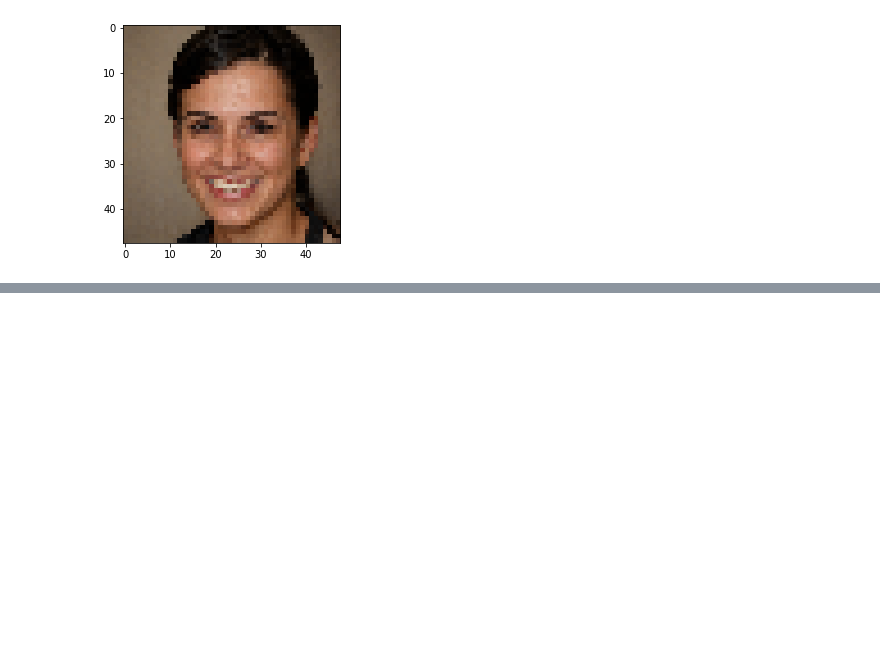
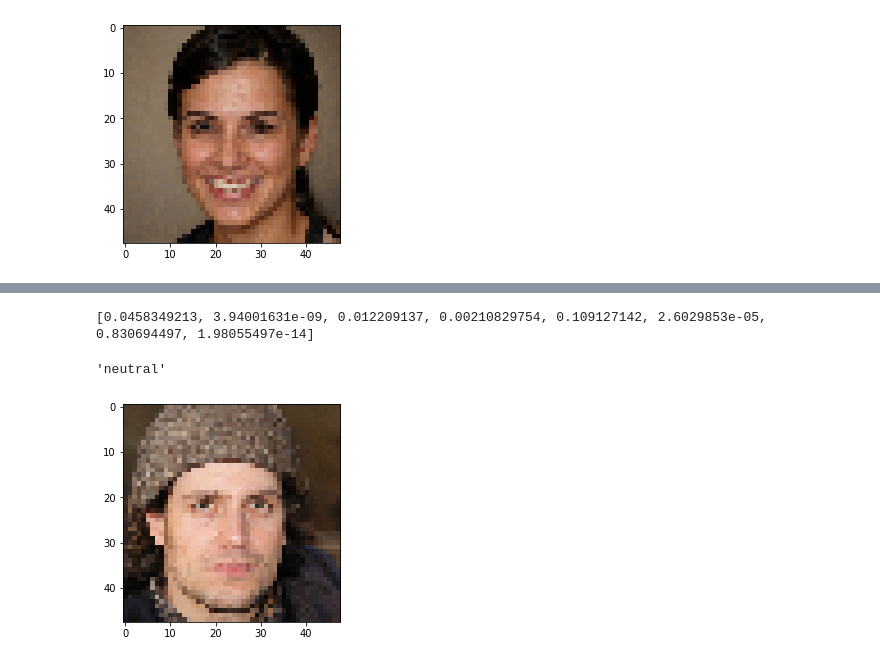
Before and after one commit to emmelinetsen/faceAI, a Jupyter notebook: TFX_for_CNN_Model.ipynb, the cells around one changed output, grey strips where cells are left out. Drawn from its saved outputs; the diff is of its cells as text; code cells hidden in the pictures; blank space fills up the shorter version.

```diff
--- a/TFX_for_CNN_Model.ipynb
+++ b/TFX_for_CNN_Model.ipynb
@@ -444,0 +459,22 @@ classes[np.argmax(output)]
+# %%
+import requests
+headers = {"content-type": "application/json"}
+json_response = requests.post('http://localhost:8502/v1/models/cnn_model_2:predict', data=data, headers=headers)
+predictions = json.loads(json_response.text)['predictions']
+output = predictions[0]
+# %%
+from keras.preprocessing import image
+
+classes = ['angry','disgust','fear','happy','sad','surprise','neutral','embarrassed']
+
+img = image.load_img("/content/drive/My Drive/CMPE 258 - Deep Learning/258_final_project/data/stylegan2/image900.png",target_size=(48,48))
+img = np.asarray(img)
+plt.imshow(img)
+img = np.expand_dims(img, axis=0)
+
+print(output)
+classes[np.argmax(output)]
+# %% [output]
+[0.0458349213, 3.94001631e-09, 0.012209137, 0.00210829754, 0.109127142, 2.6029853e-05, 0.830694497, 1.98055497e-14]
+'neutral'
+[figure, added]
```
Also changed, not shown: parts of 1 cell of this notebook.
